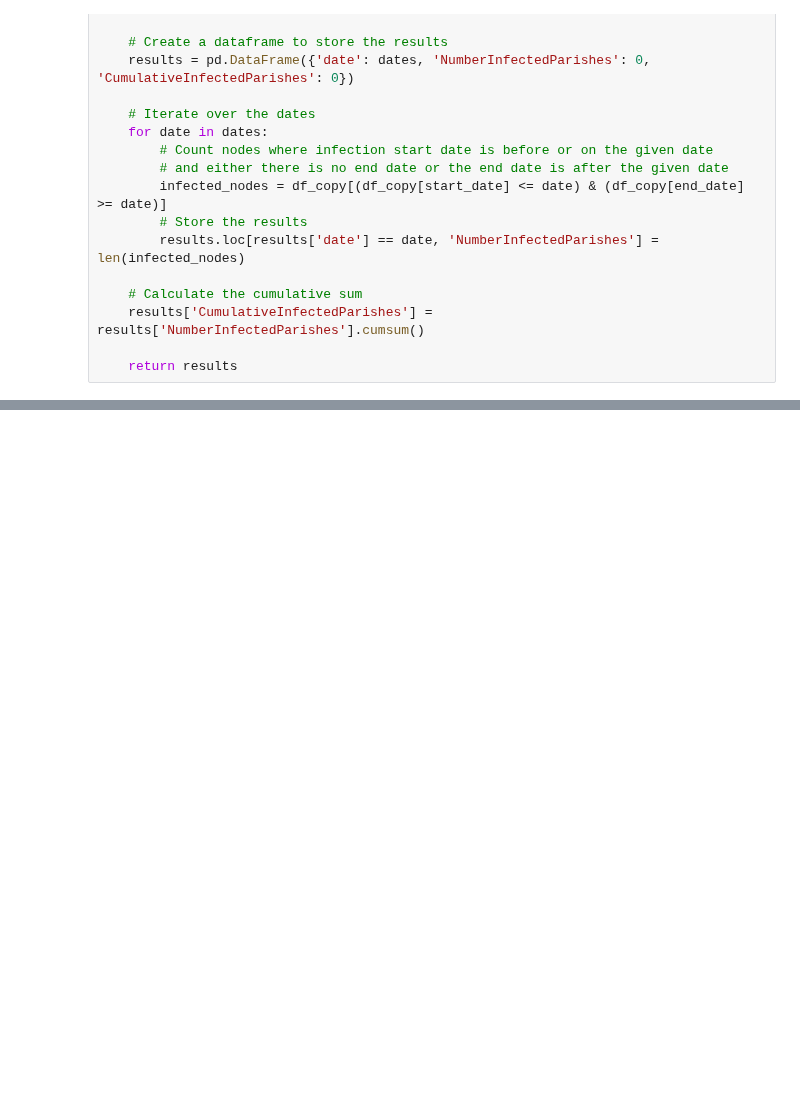
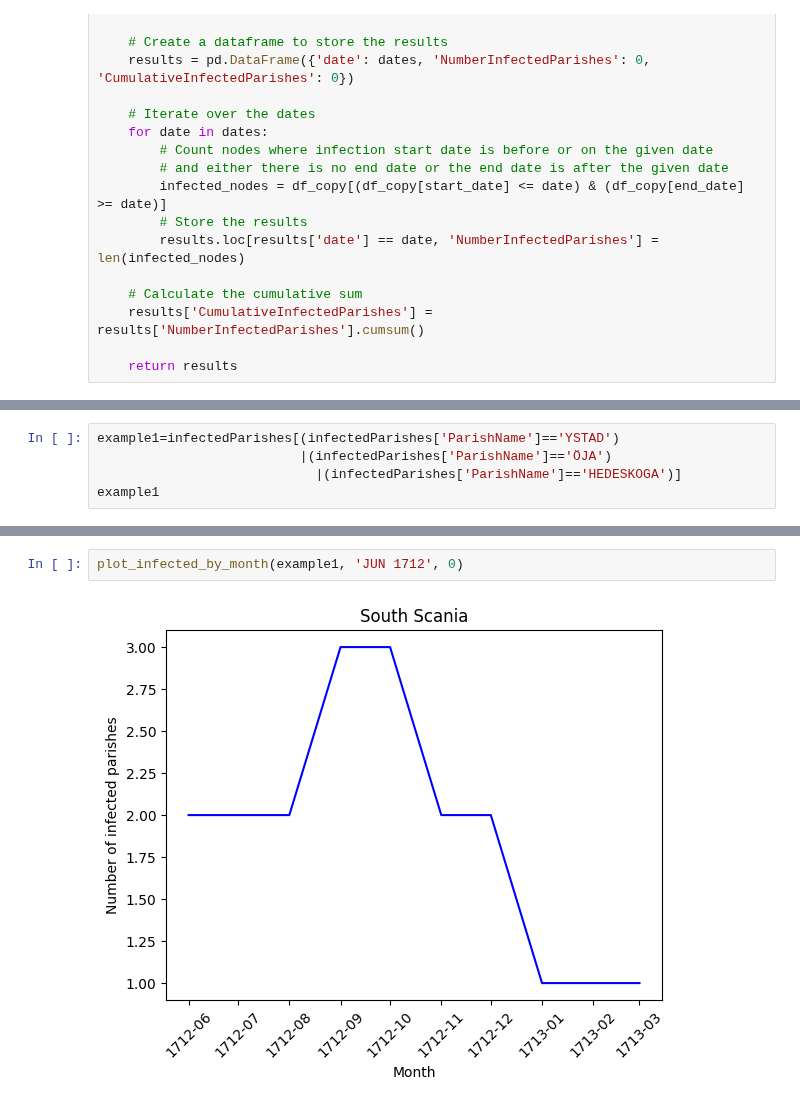
Before and after one commit to polislizarralde/PythonMathematicalModeling, a Jupyter notebook: docs/PlagueProject/Number_infected_parishes.ipynb, the cells around one changed output, grey strips where cells are left out. Drawn from its saved outputs; the diff is of its cells as text; blank space fills up the shorter version.

```diff
--- a/docs/PlagueProject/Number_infected_parishes.ipynb
+++ b/docs/PlagueProject/Number_infected_parishes.ipynb
@@ -123,0 +167,5 @@ def count_infected_by_month(df, date, n, start_date: str = 'BeginPlaguePeriod',
+# %%
+example1=infectedParishes[(infectedParishes['ParishName']=='YSTAD')
+                          |(infectedParishes['ParishName']=='ÖJA')
+                            |(infectedParishes['ParishName']=='HEDESKOGA')]
+example1
@@ -123,0 +191,4 @@ def count_infected_by_month(df, date, n, start_date: str = 'BeginPlaguePeriod',
+# %%
+plot_infected_by_month(example1, 'JUN 1712', 0)
+# %% [output]
+[figure, added]
```
Also changed, not shown: parts of 14 cells of this notebook, 3 other files.
